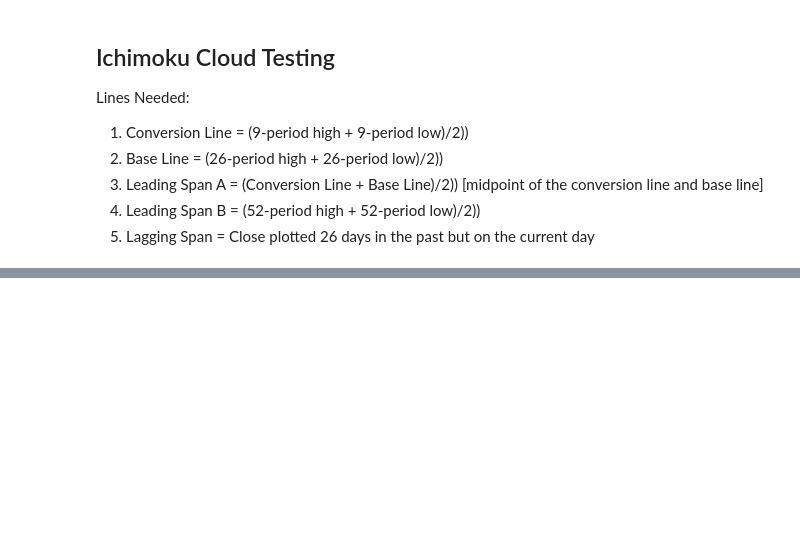
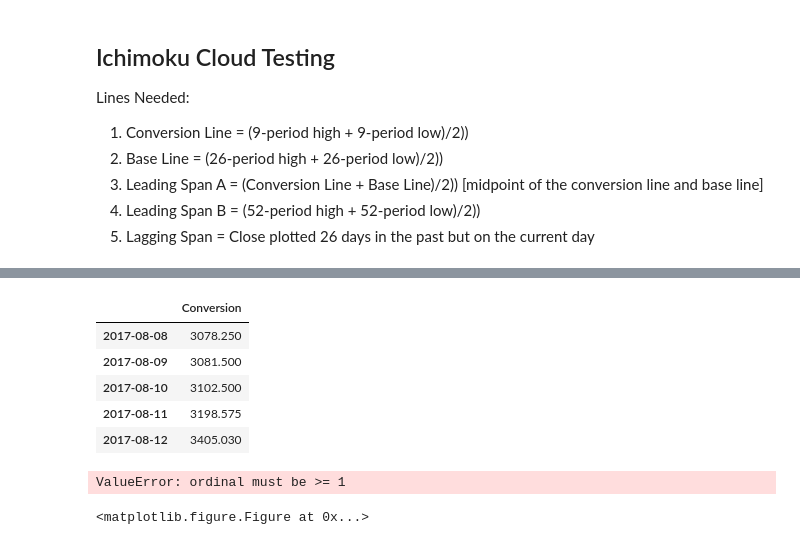
Before and after one commit to kwitte2232/Cryptocurrency, a Jupyter notebook: notebooks/Ichimoku_Cloud.ipynb, the cells around one changed output, grey strips where cells are left out. Saved outputs shown, nothing was run; the diff lists cells and outputs as text; code cells hidden in the pictures; blank space fills up the shorter version.

```diff
--- a/notebooks/Ichimoku_Cloud.ipynb
+++ b/notebooks/Ichimoku_Cloud.ipynb
@@ -101,0 +107,34 @@ chikou_span = close_prices.shift(-22) # 22 according to investopedia
+# %%
+def drop_nas(data, col_name):
+    col = data[col_name]
+    col = col.dropna()
+
+    return col.to_frame()
+
+column_names = list(ichimoku.columns)
+ichimoku.index = pd.to_datetime(ichimoku.index)
+
+current = drop_nas(ichimoku, 'Conversion')
+current.tail()
+# %% [output]
+|  | Conversion |
+| 2017-08-08 | 3078.250 |
+| 2017-08-09 | 3081.500 |
+| 2017-08-10 | 3102.500 |
+| 2017-08-11 | 3198.575 |
+| 2017-08-12 | 3405.030 |
+# %%
+fig = plt.figure()
+ax1 = fig.add_subplot(111, ylabel='BTC Price in USD ($)')
+
+data.Close.plot(ax=ax1, lw=2., color='k')
+ax1.plot(current.index, current['Conversion'], color='blue')
+#ax1.plot(current.index, current['Base'], color='red')
+#ax1.plot(current.index, current['Span B'], color='green')
+#ax1.plot(current.index, current['Span A'], color='yellow')
+#ax1.plot(current.index, current['Lagging'], color='magenta')
+
+plt.show()
+# %% [output]
+ValueError: ordinal must be >= 1
+<matplotlib.figure.Figure at 0x...>
```
Also changed, not shown: parts of 3 cells of this notebook.
